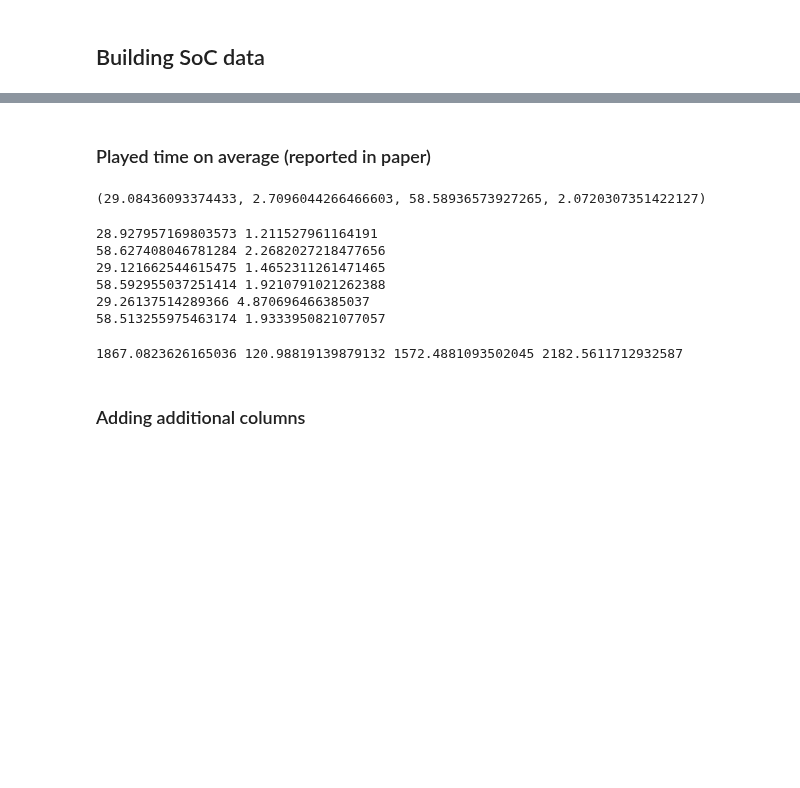
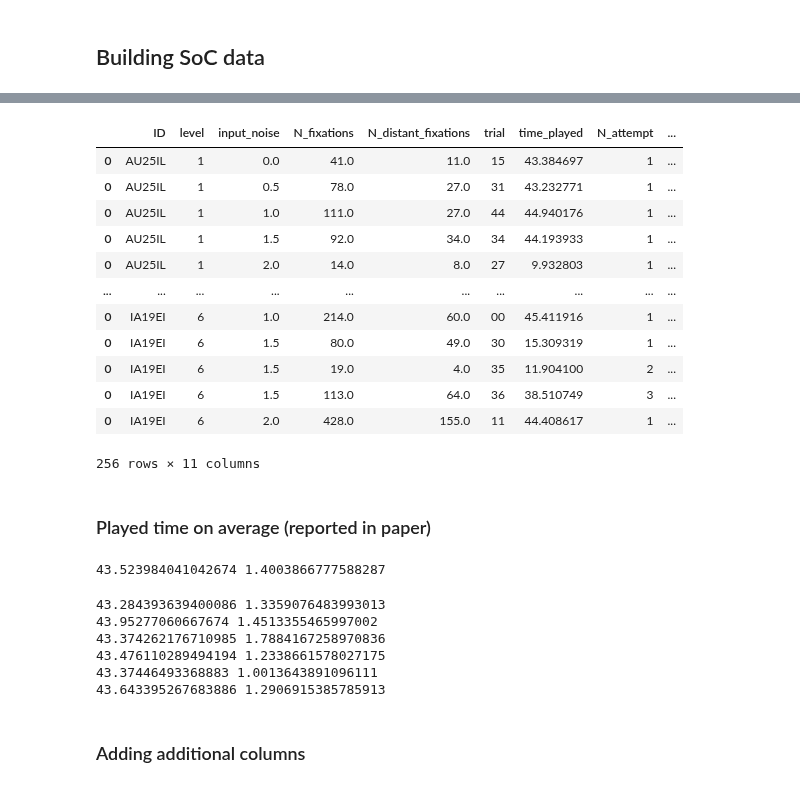
Before and after one commit to nilsheinrich/eye_movement_analysis_moonlander, a Jupyter notebook: building_data_III.ipynb, the cells around one changed output, grey strips where cells are left out. Cells and saved outputs as stored; diff of their text form; code cells hidden in the pictures; blank space fills up the shorter version.

```diff
--- a/building_data_III.ipynb
+++ b/building_data_III.ipynb
@@ -220,17 +220,18 @@ fix_data.to_csv('fixations_moonlander_iii.csv', sep=',')
 # %% [markdown]
 ## Building SoC data
 # %%
-root_dir = os.getcwd()
+data_dir = "../../../../Volumes/KMODyS_1/Data Moonlander III/"
 
-data_dir = "/experimental_data/"
-target_string = "output"
+output_string = "output"
+
+eye_string = "eye_tracking"
+training_string = "training"
+
 
 runs = []
 
-for subdir, dirs, files in os.walk(root_dir+data_dir):
+for subdir, dirs, files in os.walk(data_dir):
     for file in files:
         # potentially only going for crashed or done data
-        if done_string in file:
+        if eye_string not in file and training_string not in file and output_string in file:
             runs.append(file)
-        if crashed_string in file:
-            runs.append(file)
@@ -334,0 +318,17 @@ soc_data
+# %%
+soc_data["level_difficulty"] = soc_data.level.apply(func)
+soc_data
+# %% [output]
+|  | ID | level | input_noise | N_fixations | N_distant_fixations | trial | time_played | N_attempt | ... |
+| 0 | AU25IL | 1 | 0.0 | 41.0 | 11.0 | 15 | 43.384697 | 1 | ... |
+| 0 | AU25IL | 1 | 0.5 | 78.0 | 27.0 | 31 | 43.232771 | 1 | ... |
+| 0 | AU25IL | 1 | 1.0 | 111.0 | 27.0 | 44 | 44.940176 | 1 | ... |
+| 0 | AU25IL | 1 | 1.5 | 92.0 | 34.0 | 34 | 44.193933 | 1 | ... |
+| 0 | AU25IL | 1 | 2.0 | 14.0 | 8.0 | 27 | 9.932803 | 1 | ... |
+| ... | ... | ... | ... | ... | ... | ... | ... | ... | ... |
+| 0 | IA19EI | 6 | 1.0 | 214.0 | 60.0 | 00 | 45.411916 | 1 | ... |
+| 0 | IA19EI | 6 | 1.5 | 80.0 | 49.0 | 30 | 15.309319 | 1 | ... |
+| 0 | IA19EI | 6 | 1.5 | 19.0 | 4.0 | 35 | 11.904100 | 2 | ... |
+| 0 | IA19EI | 6 | 1.5 | 113.0 | 64.0 | 36 | 38.510749 | 3 | ... |
+| 0 | IA19EI | 6 | 2.0 | 428.0 | 155.0 | 11 | 44.408617 | 1 | ... |
+256 rows × 11 columns
@@ -337,8 +339,8 @@ soc_data
 # %%
 done_data = soc_data.loc[soc_data['done'] == True]
 
-short_levels = done_data.loc[done_data['level'].isin(['1','3', '5'])]
-long_levels = done_data.loc[done_data['level'].isin(['2','4', '6'])]
+mu, sigma = np.mean(done_data.time_played), np.std(done_data.time_played)
 
-mean_short, sd_short = np.mean(short_levels.time_played), np.std(short_levels.time_played)
-mean_long, sd_long = np.mean(long_levels.time_played), np.std(long_levels.time_played)
+print(mu, sigma)
+# %% [output]
+43.523984041042674 1.4003866777588287
@@ -351,10 +347,6 @@ mean_long, sd_long = np.mean(long_levels.time_played), np.std(long_levels.time_p
-# %%
-mean_short, sd_short, mean_long, sd_long
-# %% [output]
-(29.08436093374433, 2.7096044266466603, 58.58936573927265, 2.0720307351422127)
 # %%
 # for levels individually:
-for i in ['1', '2', '3', '4', '5', '6']:
+for i in [1, 2, 3, 4, 5, 6]:
 
     level_data = done_data.loc[done_data['level'] == i]
 
@@ -362,18 +354,12 @@ for i in ['1', '2', '3', '4', '5', '6']:
 
     print(mean, sd)
 # %% [output]
-28.927957169803573 1.211527961164191
-58.627408046781284 2.2682027218477656
-29.121662544615475 1.4652311261471465
-58.592955037251414 1.9210791021262388
-29.26137514289366 4.870696466385037
-58.513255975463174 1.9333950821077057
+43.284393639400086 1.3359076483993013
+43.95277060667674 1.4513355465997002
+43.374262176710985 1.7884167258970836
+43.476110289494194 1.2338661578027175
+43.37446493368883 1.0013643891096111
+43.643395267683886 1.2906915385785913
-# %%
-mean, sd = np.mean(soc_data.groupby('ID')['time_played'].sum()), np.std(soc_data.groupby('ID')['time_played'].sum())
-minimum, maximum = np.min(soc_data.groupby('ID')['time_played'].sum()), np.max(soc_data.groupby('ID')['time_played'].sum())
-print(mean, sd, minimum, maximum)
-# %% [output]
-1867.0823626165036 120.98819139879132 1572.4881093502045 2182.5611712932587
 # %% [markdown]
 ### Adding additional columns
 # %%
```
Also changed, not shown: parts of 14 cells of this notebook.
